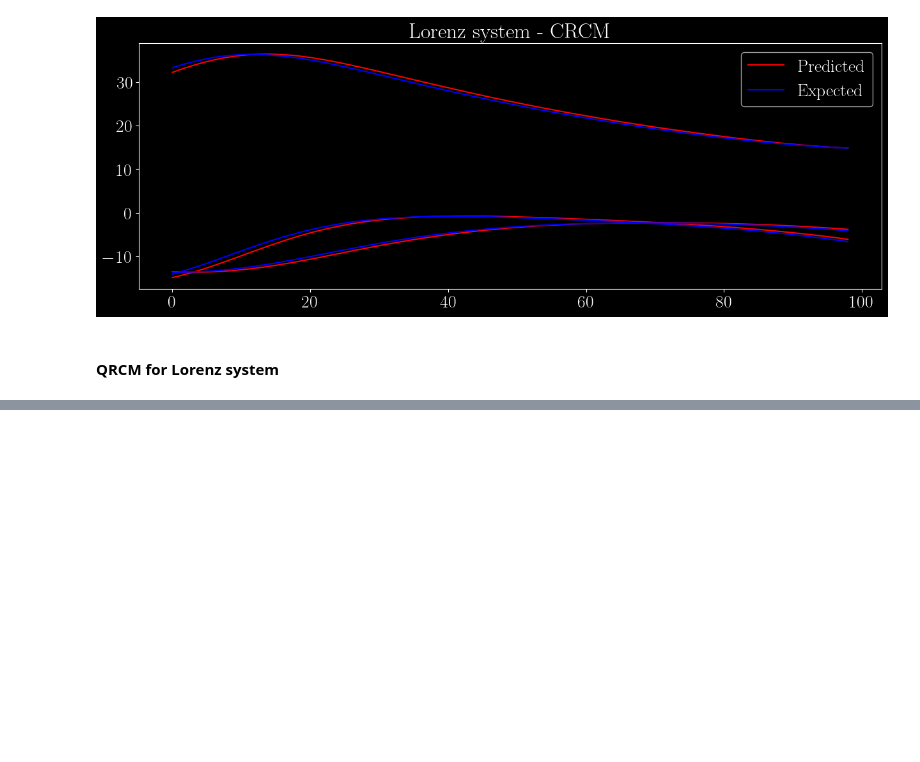
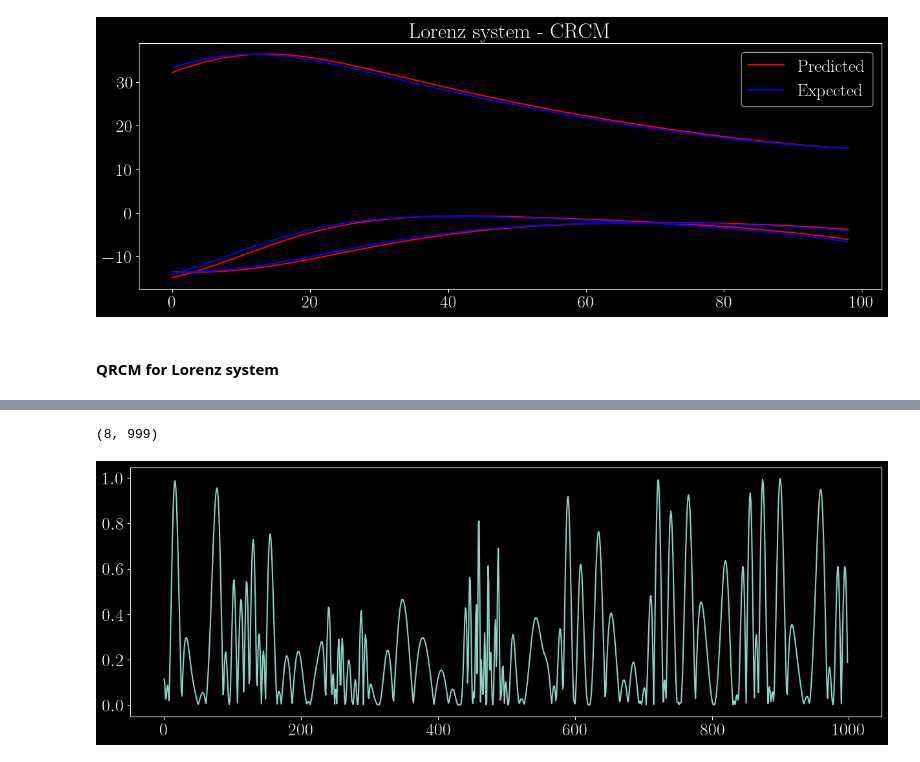
Before and after one commit to raihaan123/Quantum-Turbulence-Learning, a Jupyter notebook: src/main.ipynb, the cells around one changed output, grey strips where cells are left out. Drawn from its saved outputs; the diff is of its cells as text; code cells hidden in the pictures; blank space fills up the shorter version.

```diff
--- a/src/main.ipynb
+++ b/src/main.ipynb
@@ -63,0 +64,7 @@ MSE: 13429.799715773284
+# %%
+# plot the first and second dimension of R vs time
+plt.plot(qrcm.R[3,:])
+print(qrcm.R.shape)
+# %% [output]
+(8, 999)
+[figure, added]
```
Also changed, not shown: parts of 1 cell of this notebook, 7 other files.
